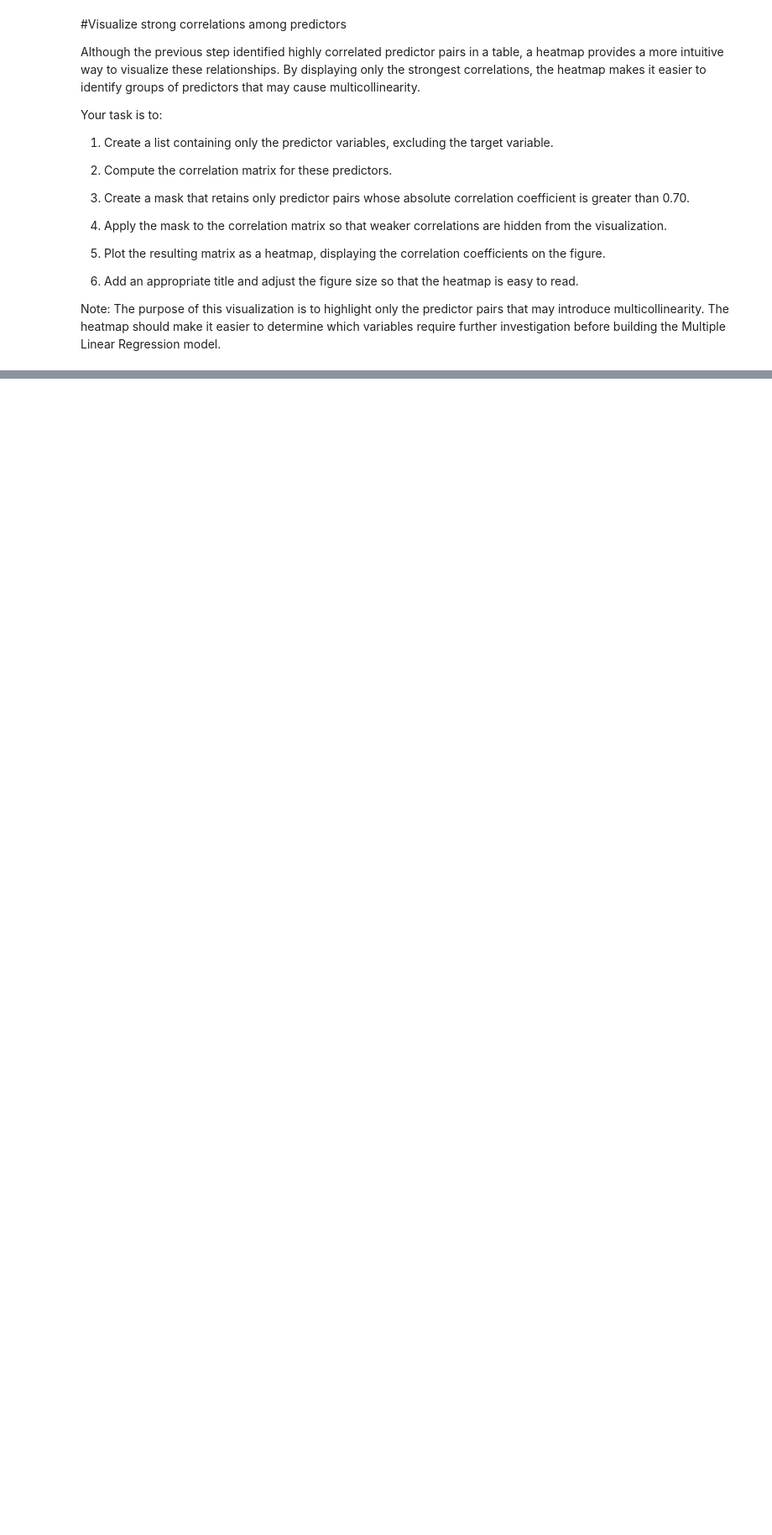
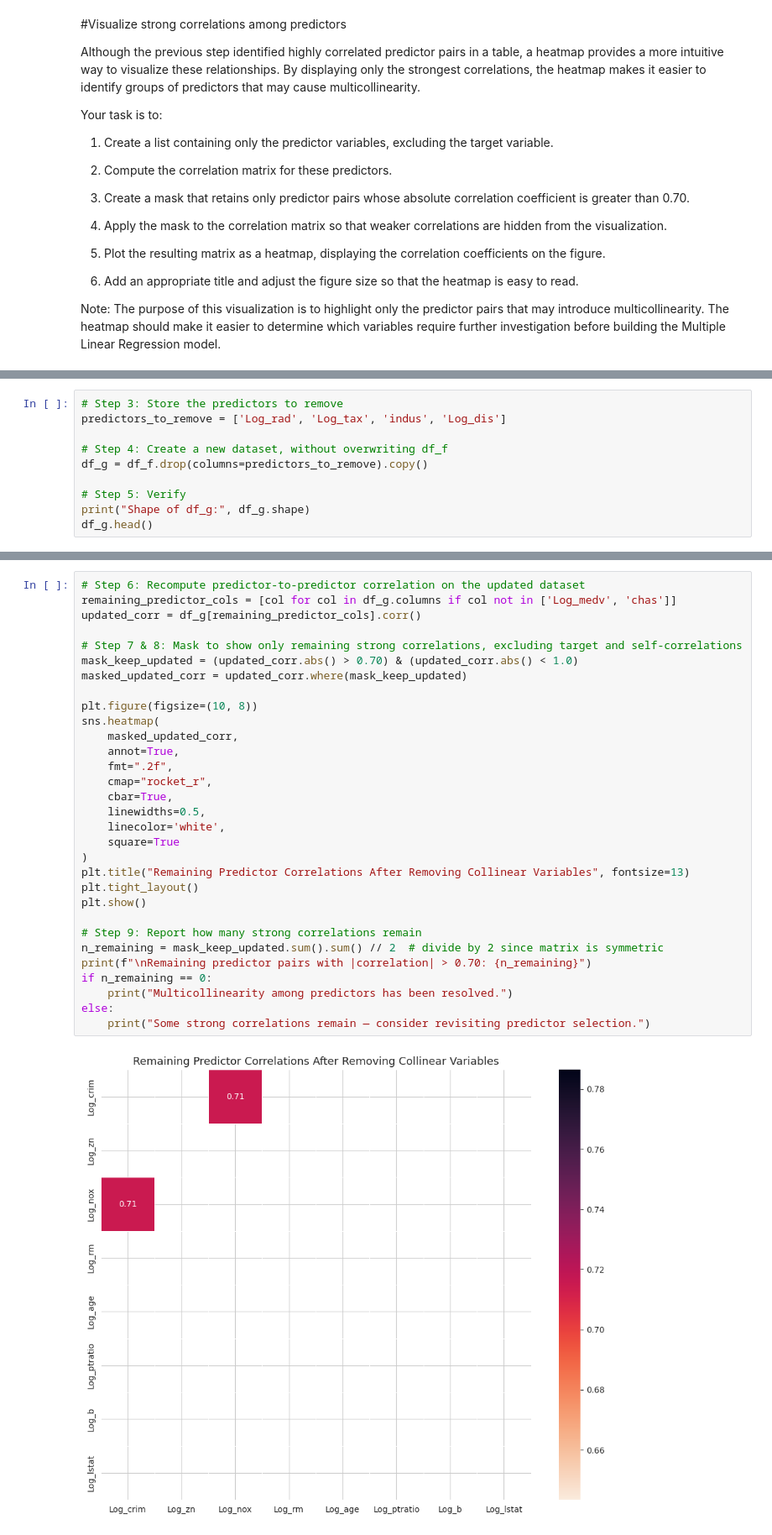
Before and after one commit to JoseAlberto88/Predictive-Analytics-, a Jupyter notebook: DAMO510_Module_03_in_Class_Activity_StarterCode.ipynb, the cells around one changed output, grey strips where cells are left out. Shown at 84% size. Saved outputs shown, nothing was run; the diff lists cells and outputs as text; blank space fills up the shorter version.

```diff
--- a/DAMO510_Module_03_in_Class_Activity_StarterCode.ipynb
+++ b/DAMO510_Module_03_in_Class_Activity_StarterCode.ipynb
@@ -942,0 +1202,10 @@ Note: The objective is not to eliminate every correlation between predictors. In
+# %%
+# Step 3: Store the predictors to remove
+predictors_to_remove = ['Log_rad', 'Log_tax', 'indus', 'Log_dis']
+
+# Step 4: Create a new dataset, without overwriting df_f
+df_g = df_f.drop(columns=predictors_to_remove).copy()
+
+# Step 5: Verify
+print("Shape of df_g:", df_g.shape)
+df_g.head()
@@ -942,0 +1220,33 @@ Note: The objective is not to eliminate every correlation between predictors. In
+# %%
+# Step 6: Recompute predictor-to-predictor correlation on the updated dataset
+remaining_predictor_cols = [col for col in df_g.columns if col not in ['Log_medv', 'chas']]
+updated_corr = df_g[remaining_predictor_cols].corr()
+
+# Step 7 & 8: Mask to show only remaining strong correlations, excluding target and self-correlations
+mask_keep_updated = (updated_corr.abs() > 0.70) & (updated_corr.abs() < 1.0)
+masked_updated_corr = updated_corr.where(mask_keep_updated)
+
+plt.figure(figsize=(10, 8))
+sns.heatmap(
+    masked_updated_corr,
+    annot=True,
+    fmt=".2f",
+    cmap="rocket_r",
+    cbar=True,
+    linewidths=0.5,
+    linecolor='white',
+    square=True
+)
+plt.title("Remaining Predictor Correlations After Removing Collinear Variables", fontsize=13)
+plt.tight_layout()
+plt.show()
+
+# Step 9: Report how many strong correlations remain
+n_remaining = mask_keep_updated.sum().sum() // 2  # divide by 2 since matrix is symmetric
+print(f"\nRemaining predictor pairs with |correlation| > 0.70: {n_remaining}")
+if n_remaining == 0:
+    print("Multicollinearity among predictors has been resolved.")
+else:
+    print("Some strong correlations remain — consider revisiting predictor selection.")
+# %% [output]
+[figure, added]
```
Also changed, not shown: parts of 18 cells of this notebook.
